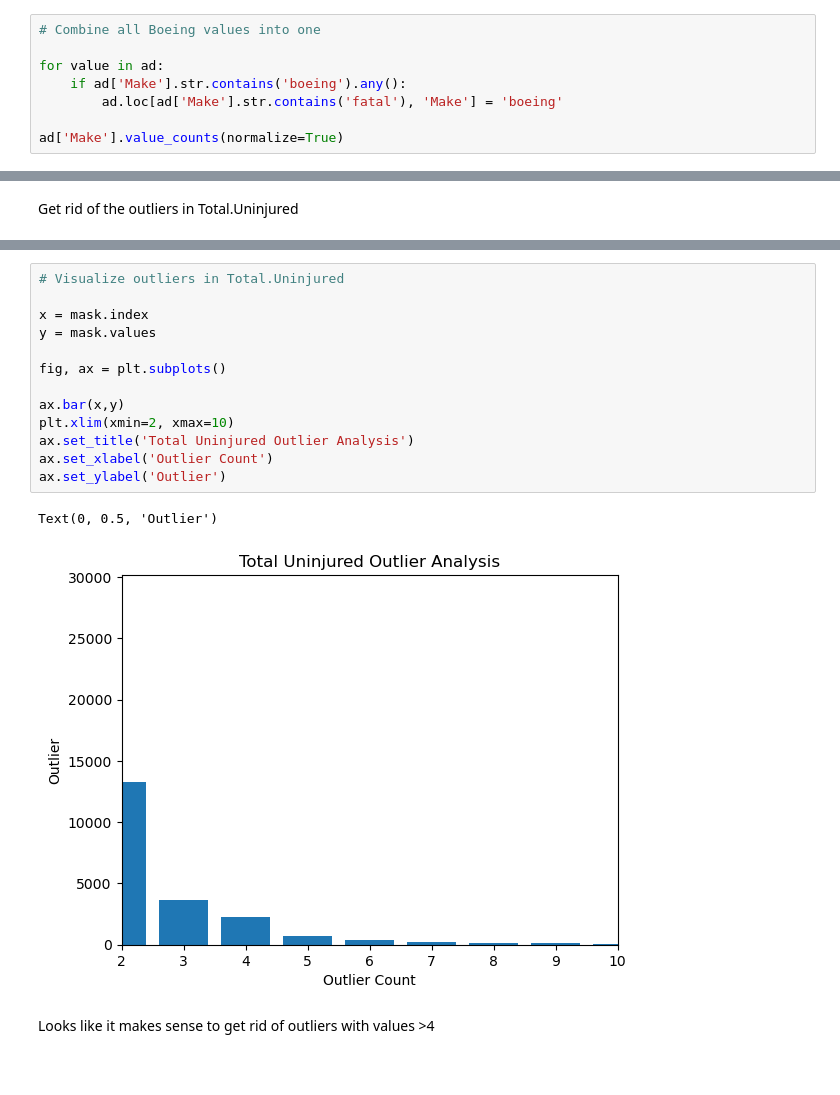
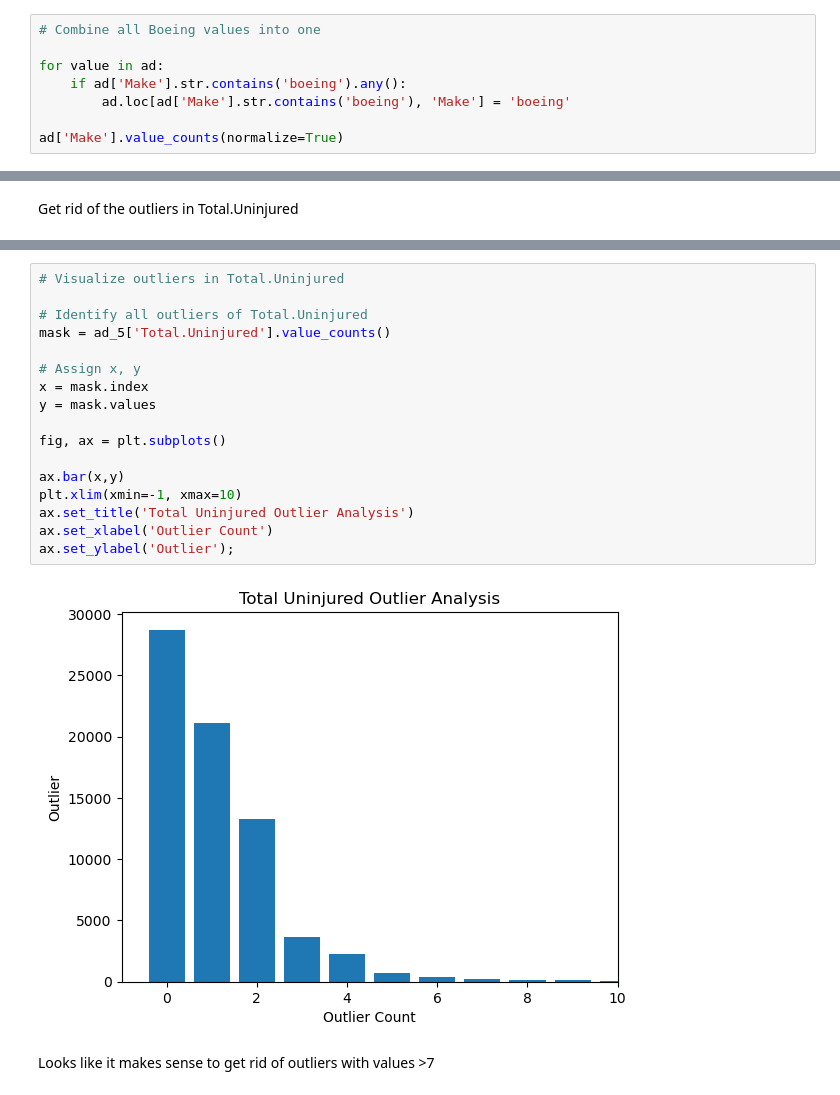
Before and after one commit to erankova/Fortune-Inc-Aviation-Analysis, a Jupyter notebook: Exploration.ipynb, the cells around one changed output, grey strips where cells are left out. Saved outputs shown, nothing was run; the diff lists cells and outputs as text; blank space fills up the shorter version.

```diff
--- a/Exploration.ipynb
+++ b/Exploration.ipynb
@@ -795,7 +795,7 @@ Name: Purpose.of.flight, dtype: float64
 
 for value in ad:
     if ad['Make'].str.contains('boeing').any():
-        ad.loc[ad['Make'].str.contains('fatal'), 'Make'] = 'boeing'
+        ad.loc[ad['Make'].str.contains('boeing'), 'Make'] = 'boeing'
 
 ad['Make'].value_counts(normalize=True)
 # %% [output]
@@ -1144,21 +1127,24 @@ Name: Total.Uninjured, Length: 363, dtype: int64
 # %%
 # Visualize outliers in Total.Uninjured
 
+# Identify all outliers of Total.Uninjured
+mask = ad_5['Total.Uninjured'].value_counts()
+
+# Assign x, y
 x = mask.index
 y = mask.values
 
 fig, ax = plt.subplots()
 
 ax.bar(x,y)
-plt.xlim(xmin=2, xmax=10)
+plt.xlim(xmin=-1, xmax=10)
 ax.set_title('Total Uninjured Outlier Analysis')
 ax.set_xlabel('Outlier Count')
-ax.set_ylabel('Outlier')
+ax.set_ylabel('Outlier');
 # %% [output]
-Text(0, 0.5, 'Outlier')
-[figure, old version]
+[figure, new version]
 # %% [markdown]
-Looks like it makes sense to get rid of outliers with values >4
+Looks like it makes sense to get rid of outliers with values >7
 # %%
 # Eliminate outliers (>5) in Total.Uninjured
 
```
Also changed, not shown: parts of 26 cells of this notebook, 2 other files.
